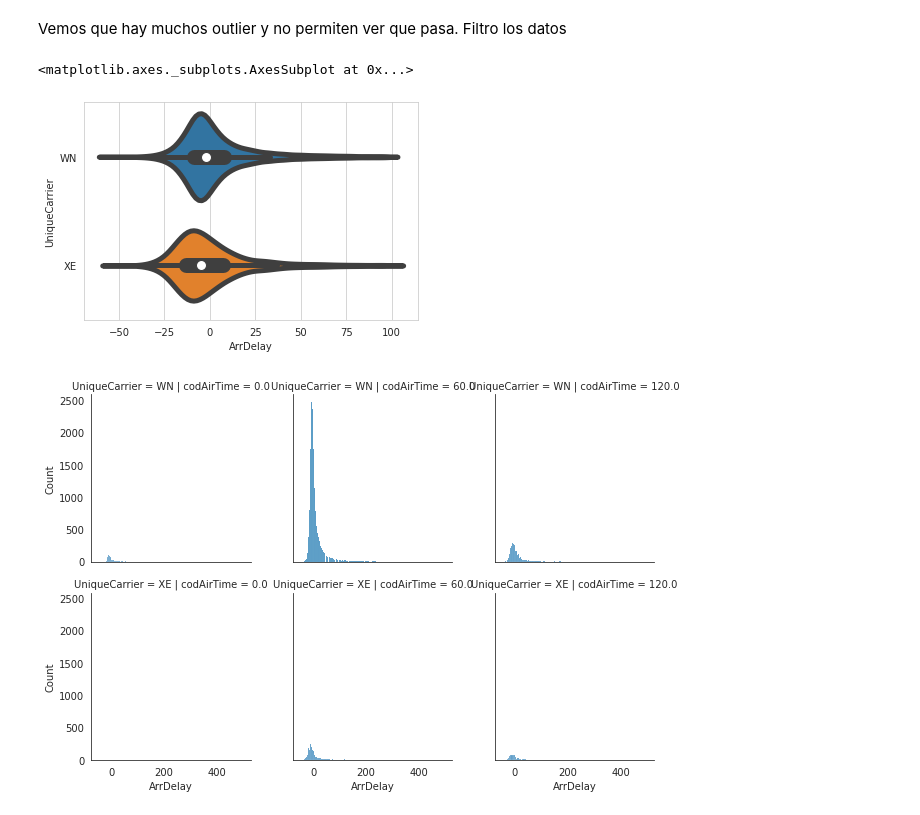
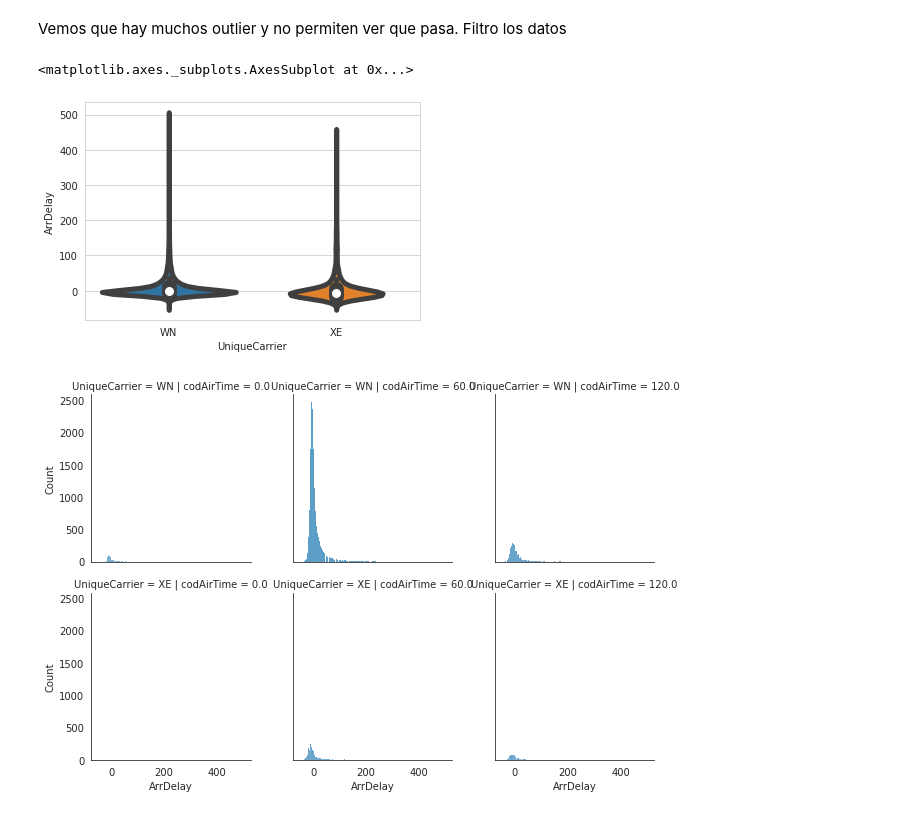
Before and after one commit to JMML2021/0301_visualitzaci-_explorat-ria, a Jupyter notebook: S03_T01_Visualització_gràfica_d'un_dataset.ipynb, the cells around one changed output. Cells and saved outputs as stored; diff of their text form; code cells hidden in the pictures.

```diff
--- a/S03_T01_Visualització_gràfica_d'un_dataset.ipynb
+++ b/S03_T01_Visualització_gràfica_d'un_dataset.ipynb
@@ -158,10 +148,10 @@ sns.boxplot(df3.ArrDelay, df3.UniqueCarrier)
 Vemos que hay muchos outlier y no permiten ver que pasa. Filtro los datos
 # %%
 sns.set_style('whitegrid')
-sns.violinplot(df3.ArrDelay, df3.UniqueCarrier, linewidth=5)
+sns.violinplot(data = df3, y='ArrDelay', x='UniqueCarrier', linewidth=5)
 # %% [output]
 <matplotlib.axes._subplots.AxesSubplot at 0x...>
-[figure, old version]
+[figure, new version]
 # %%
 sns.set_style('white')
 df3= df[df.AirTime < 100]
```
Also changed, not shown: parts of 8 cells of this notebook.
